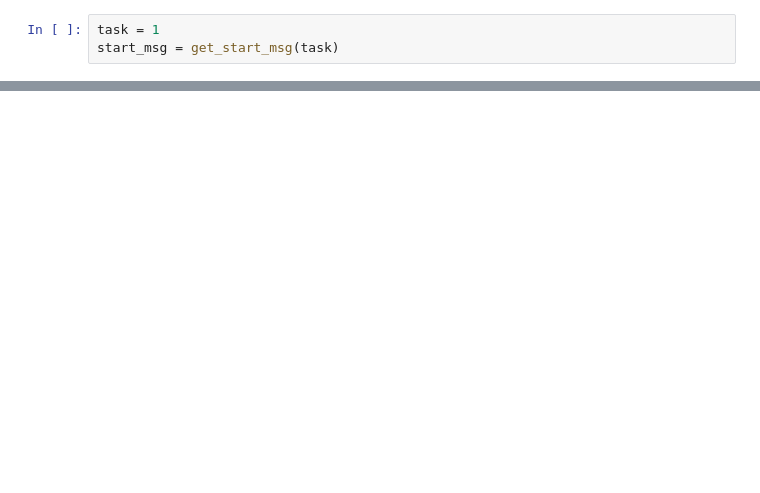
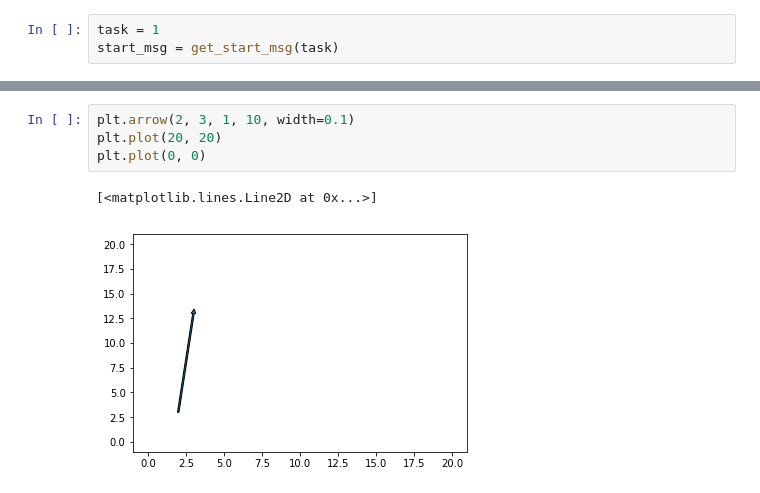
Before and after one commit to vovac12/BEST-2019, a Jupyter notebook: Task-2/[BEST2019]Baseline_and_experiments.ipynb, the cells around one changed output, grey strips where cells are left out. Cells and saved outputs as stored; diff of their text form; blank space fills up the shorter version.

```diff
--- a/Task-2/[BEST2019]Baseline_and_experiments.ipynb
+++ b/Task-2/[BEST2019]Baseline_and_experiments.ipynb
@@ -141,0 +121,7 @@ list.extend?
+# %%
+plt.arrow(2, 3, 1, 10, width=0.1)
+plt.plot(20, 20)
+plt.plot(0, 0)
+# %% [output]
+[<matplotlib.lines.Line2D at 0x...>]
+[figure, added]
```
Also changed, not shown: parts of 25 cells of this notebook.
